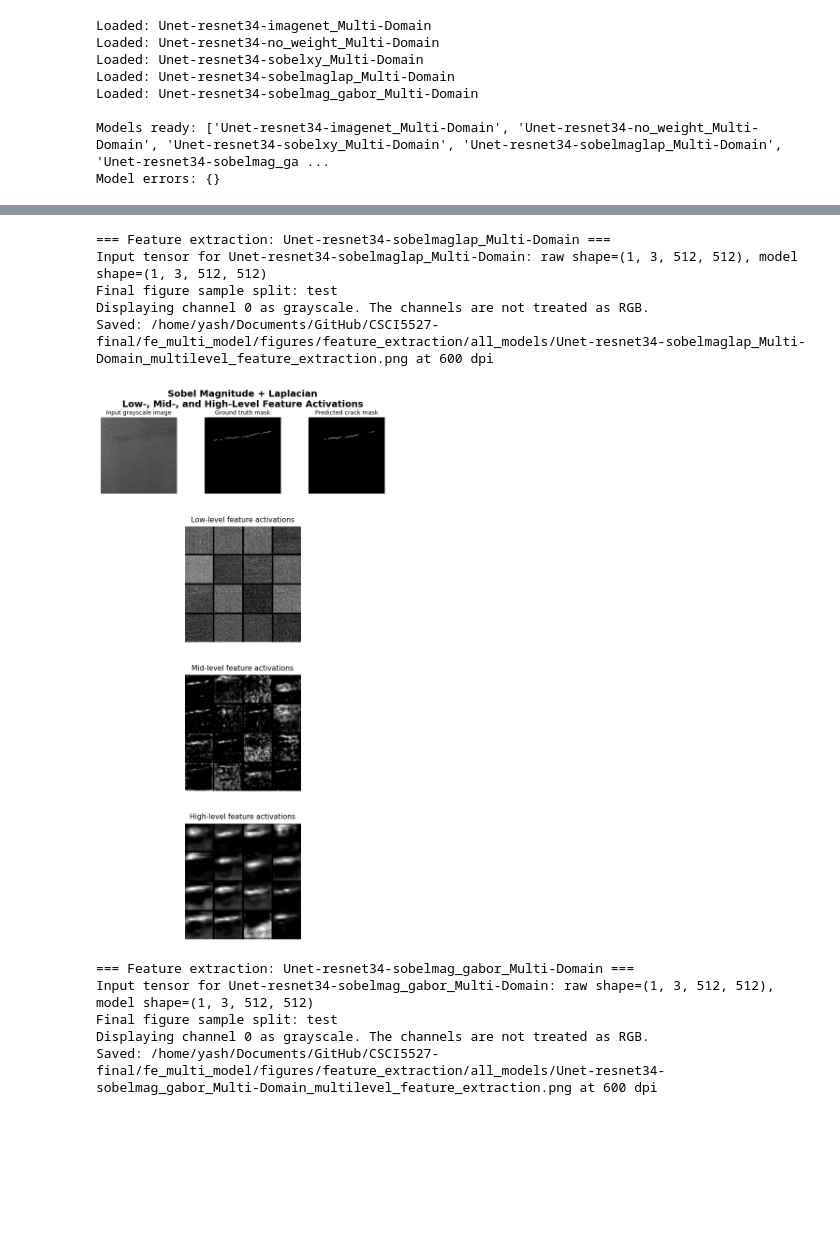
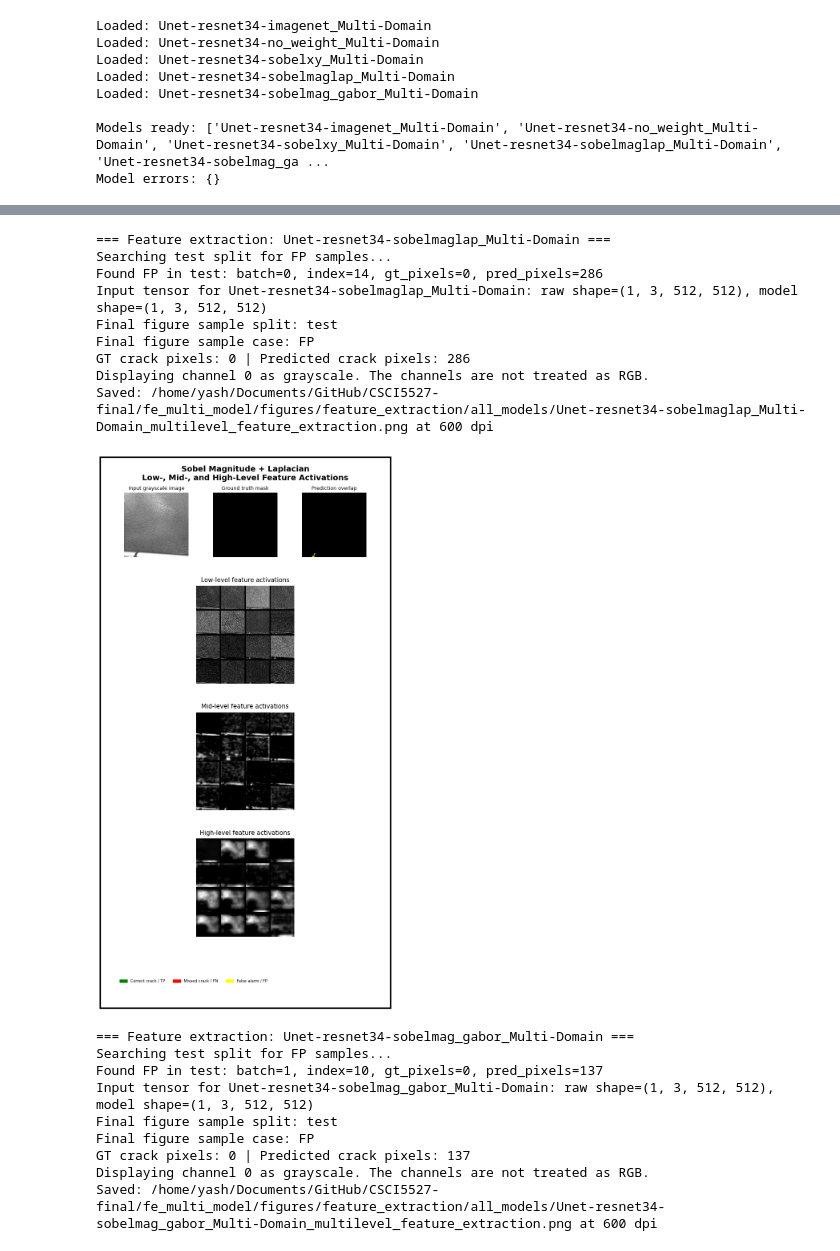
Before and after one commit to Mark2797/TTD_crack_detection, a Jupyter notebook: fe_multi_model/fe_multi_model.ipynb, the cells around one changed output, grey strips where cells are left out. Cells and saved outputs as stored; diff of their text form; code cells hidden in the pictures; blank space fills up the shorter version.

Commit message:
Done with figures

```diff
--- a/fe_multi_model/fe_multi_model.ipynb
+++ b/fe_multi_model/fe_multi_model.ipynb
@@ -901,6 +1130,12 @@ def make_feature_extraction_figure(
 # %%
 SHOW_FIGURES = True
 run_errors = {}
+
+# Change these if you want a different example type.
+# FP = ground-truth mask is all black, but the predicted mask contains crack pixels.
+DESIRED_CASE = "FP"
+MIN_PRED_PIXELS = 50
+MAX_BATCHES_PER_SPLIT = None  # set to an integer for a quicker/debug search
 
 for run in model_runs:
     model_name = run["model_name"]
@@ -916,6 +1151,9 @@ for run in model_runs:
             save_dir=FIGURE_DIR,
             save=True,
             dpi=600,
+            desired_case=DESIRED_CASE,
+            min_pred_pixels=MIN_PRED_PIXELS,
+            max_batches_per_split=MAX_BATCHES_PER_SPLIT,
         )
         if SHOW_FIGURES:
             plt.show()
@@ -929,8 +1167,10 @@ for run in model_runs:
 
 print("\n=== Feature extraction summary ===")
 print("Saved figures directory:", FIGURE_DIR)
+print("Requested case:", DESIRED_CASE)
+print("Minimum predicted crack pixels:", MIN_PRED_PIXELS)
 print("Run errors:", run_errors)
-print("Expected generated files:")
+print("Generated files:")
 for p in sorted(FIGURE_DIR.glob("*.png")):
     print(" -", p.name)
 # %% [output]
@@ -955,11 +1207,19 @@ Saved: /home/yash/Documents/GitHub/CSCI5527-final/fe_multi_model/figures/feature
 === Feature extraction: Unet-resnet34-sobelmaglap_Multi-Domain ===
+Searching test split for FP samples...
+Found FP in test: batch=0, index=14, gt_pixels=0, pred_pixels=286
 Input tensor for Unet-resnet34-sobelmaglap_Multi-Domain: raw shape=(1, 3, 512, 512), model shape=(1, 3, 512, 512)
 Final figure sample split: test
+Final figure sample case: FP
+GT crack pixels: 0 | Predicted crack pixels: 286
 Displaying channel 0 as grayscale. The channels are not treated as RGB.
 Saved: /home/yash/Documents/GitHub/CSCI5527-final/fe_multi_model/figures/feature_extraction/all_models/Unet-resnet34-sobelmaglap_Multi-Domain_multilevel_feature_extraction.png at 600 dpi
-[figure, old version]
+[figure, new version]
 === Feature extraction: Unet-resnet34-sobelmag_gabor_Multi-Domain ===
+Searching test split for FP samples...
+Found FP in test: batch=1, index=10, gt_pixels=0, pred_pixels=137
 Input tensor for Unet-resnet34-sobelmag_gabor_Multi-Domain: raw shape=(1, 3, 512, 512), model shape=(1, 3, 512, 512)
 Final figure sample split: test
+Final figure sample case: FP
+GT crack pixels: 0 | Predicted crack pixels: 137
 Displaying channel 0 as grayscale. The channels are not treated as RGB.
 Saved: /home/yash/Documents/GitHub/CSCI5527-final/fe_multi_model/figures/feature_extraction/all_models/Unet-resnet34-sobelmag_gabor_Multi-Domain_multilevel_feature_extraction.png at 600 dpi
```
Also changed, not shown: parts of 5 cells of this notebook, 8 other files.
